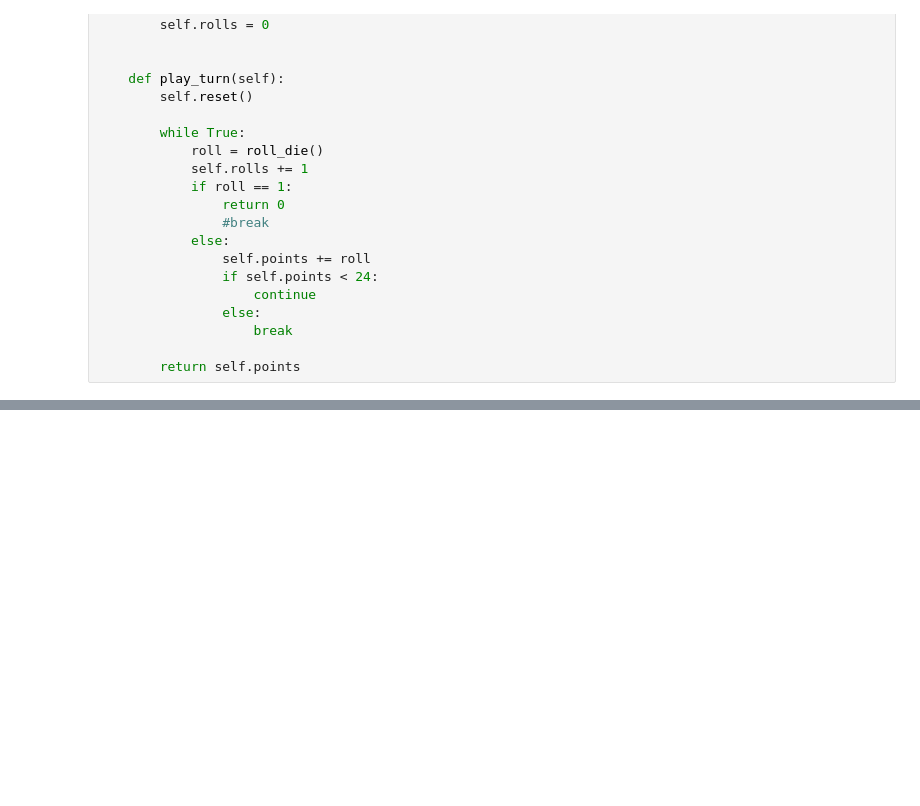
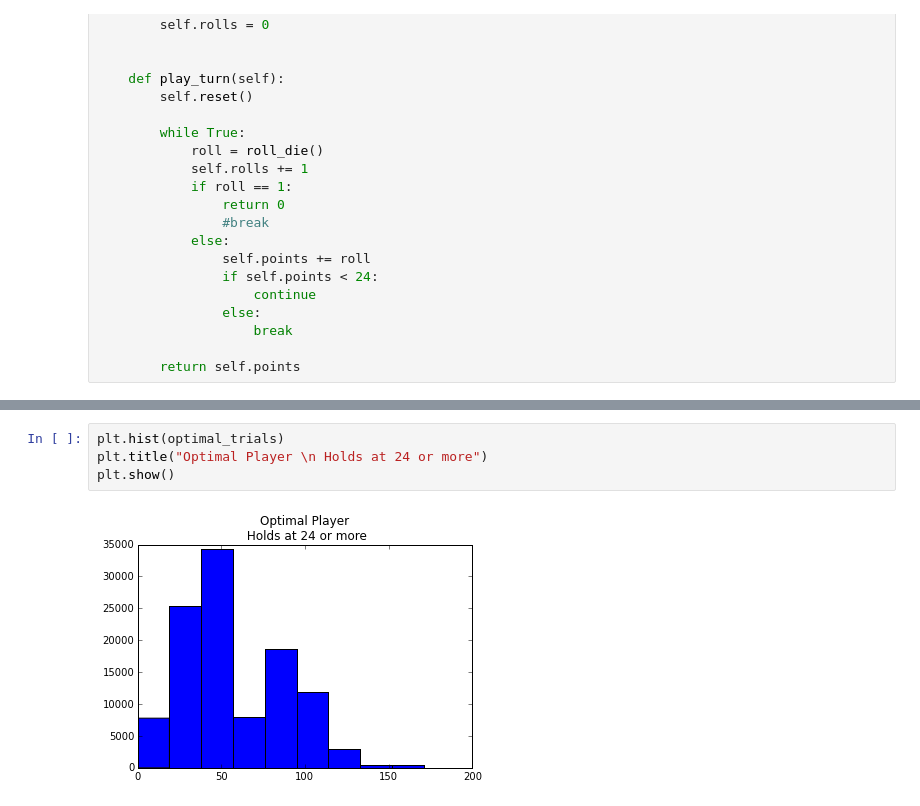
Before and after one commit to rryanburton/ultimate-pig, a Jupyter notebook: pig-game.ipynb, the cells around one changed output, grey strips where cells are left out. Saved outputs shown, nothing was run; the diff lists cells and outputs as text; blank space fills up the shorter version.

```diff
--- a/pig-game.ipynb
+++ b/pig-game.ipynb
@@ -165,0 +216,6 @@ game.play_game()
+# %%
+plt.hist(optimal_trials)
+plt.title("Optimal Player \n Holds at 24 or more")
+plt.show()
+# %% [output]
+[figure, added]
```
Also changed, not shown: parts of 11 cells of this notebook.
